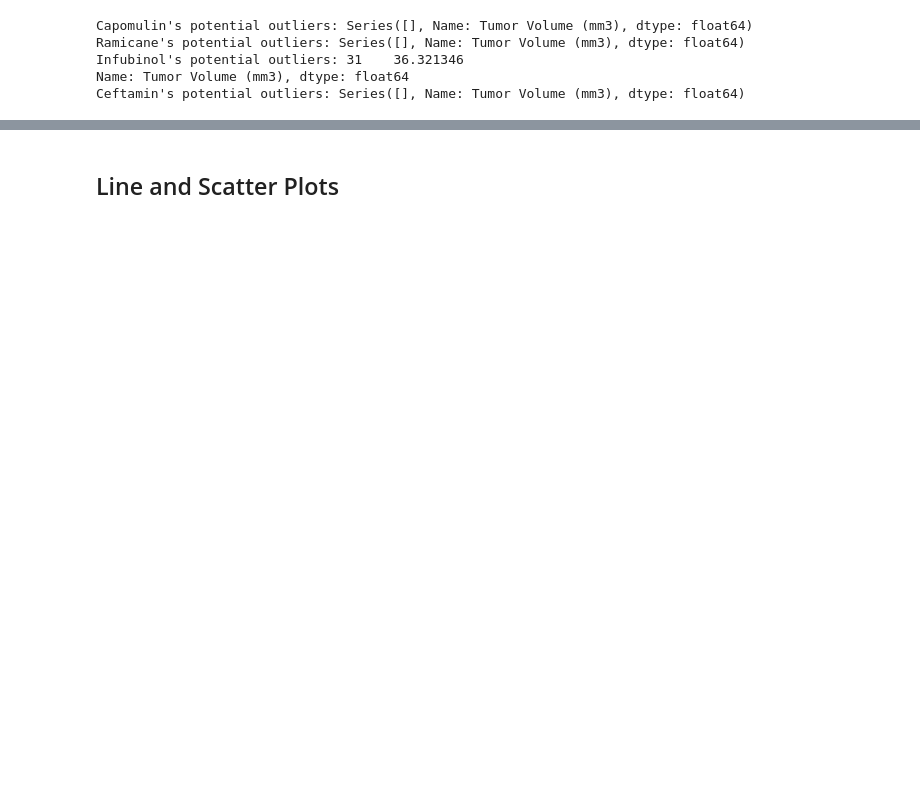
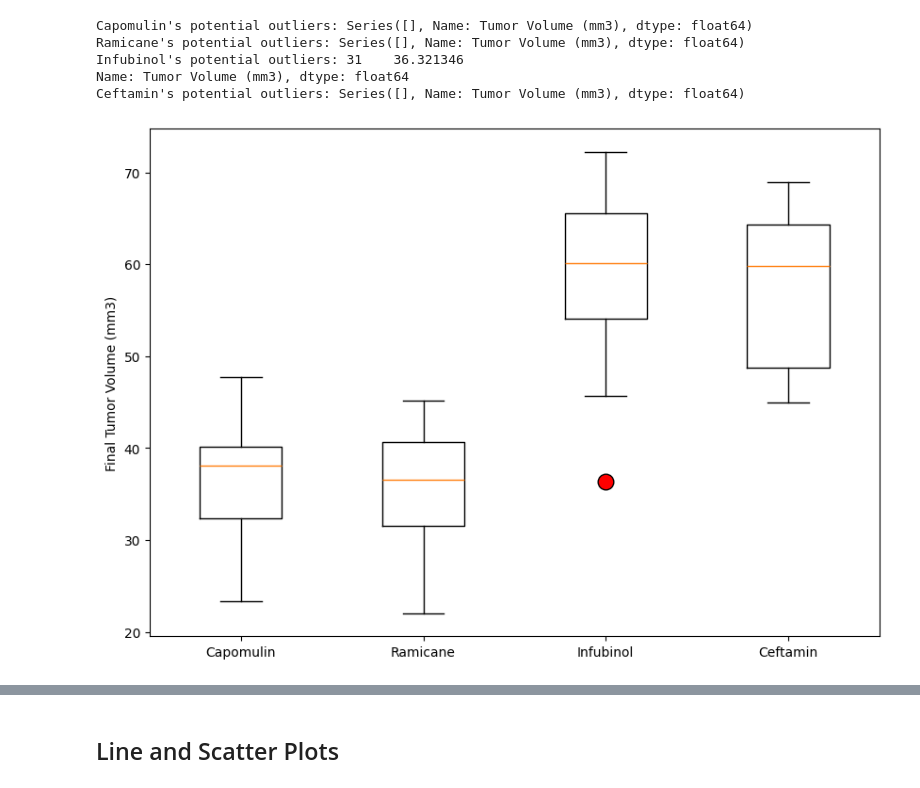
Before and after one commit to bassoon03/pymaceuticals, a Jupyter notebook: Starter_Code/Pymaceuticals/pymaceuticals_starter.ipynb, the cells around one changed output, grey strips where cells are left out. Cells and saved outputs as stored; diff of their text form; code cells hidden in the pictures; blank space fills up the shorter version.

Commit message:
Finished with boxplot

```diff
--- a/Starter_Code/Pymaceuticals/pymaceuticals_starter.ipynb
+++ b/Starter_Code/Pymaceuticals/pymaceuticals_starter.ipynb
@@ -295,11 +295,25 @@ new_merged_df
 # Put treatments into a list for for loop (and later for plot labels)
 treatments = ["Capomulin", "Ramicane", "Infubinol", "Ceftamin"]
 
+drug_df = new_merged_df.loc[new_merged_df["Drug Regimen"] == "Infubinol"]
+drug_df
+
+#Create empty list to fill with tumor vol data (for plotting)
+tumor_vol = []
+
 for t in treatments:
+    drug_df = new_merged_df.loc[new_merged_df["Drug Regimen"] == t]
+    tumor_list = drug_df["Tumor Volume (mm3)"].tolist()
+    tumor_vol.append(tumor_list)
+
+    Q1 = drug_df["Tumor Volume (mm3)"].quantile(0.25)
+    Q3 = drug_df["Tumor Volume (mm3)"].quantile(0.75)
+    IQR = Q3 - Q1
 
 
-# Create empty list to fill with tumor vol data (for plotting)
-    tumor_vol = []
+    outliers = drug_df[((drug_df["Tumor Volume (mm3)"] < (Q1 - 1.5 * IQR)) | (drug_df["Tumor Volume (mm3)"] > (Q3 + 1.5 * IQR)))]
+
+    print(f"{t}'s Potential Outliers: {outliers['Tumor Volume (mm3)']}")
 
 # Calculate the IQR and quantitatively determine if there are any potential outliers.
 
@@ -309,5 +323,5 @@ for t in treatments:
 
     # add subset
 
-
-    # Determine outliers using upper and lower bounds
+tumor_vol
+    #Determine outliers using upper and lower bounds
@@ -334,5 +371,17 @@ Ramicane's potential outliers: Series([], Name: Tumor Volume (mm3), dtype: float
 Infubinol's potential outliers: 31    36.321346
 Name: Tumor Volume (mm3), dtype: float64
 Ceftamin's potential outliers: Series([], Name: Tumor Volume (mm3), dtype: float64)
+# %%
+fig = plt.figure(figsize =(10, 7))
+ax = fig.add_subplot(111)
+
+# Creating plot
+bp = ax.boxplot(tumor_vol, flierprops = dict(markerfacecolor = "red", markersize = 12))
+ax.set_xticklabels(treatments)
+plt.ylabel("Final Tumor Volume (mm3)")
+# show plot
+plt.show()
+# %% [output]
+[figure, added]
 # %%
 # Generate a box plot that shows the distrubution of the tumor volume for each treatment group.
```
Also changed, not shown: parts of 4 cells of this notebook.
